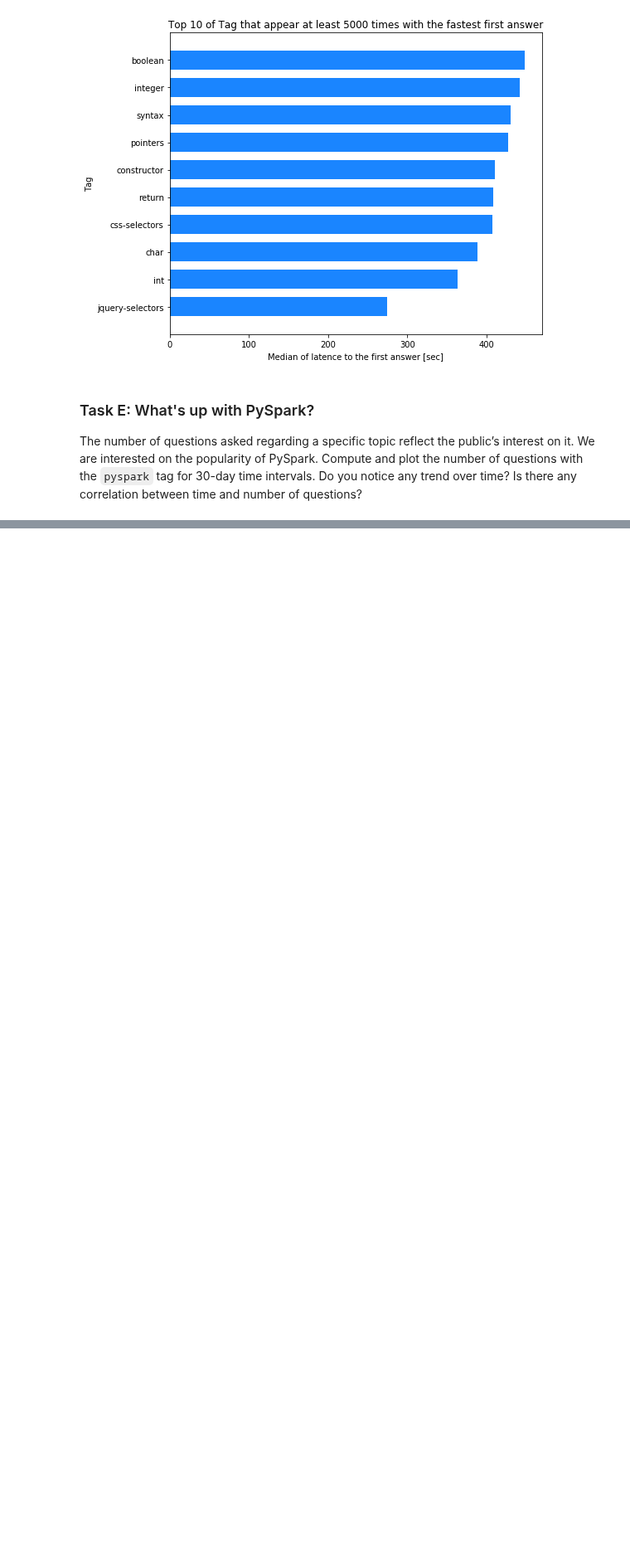
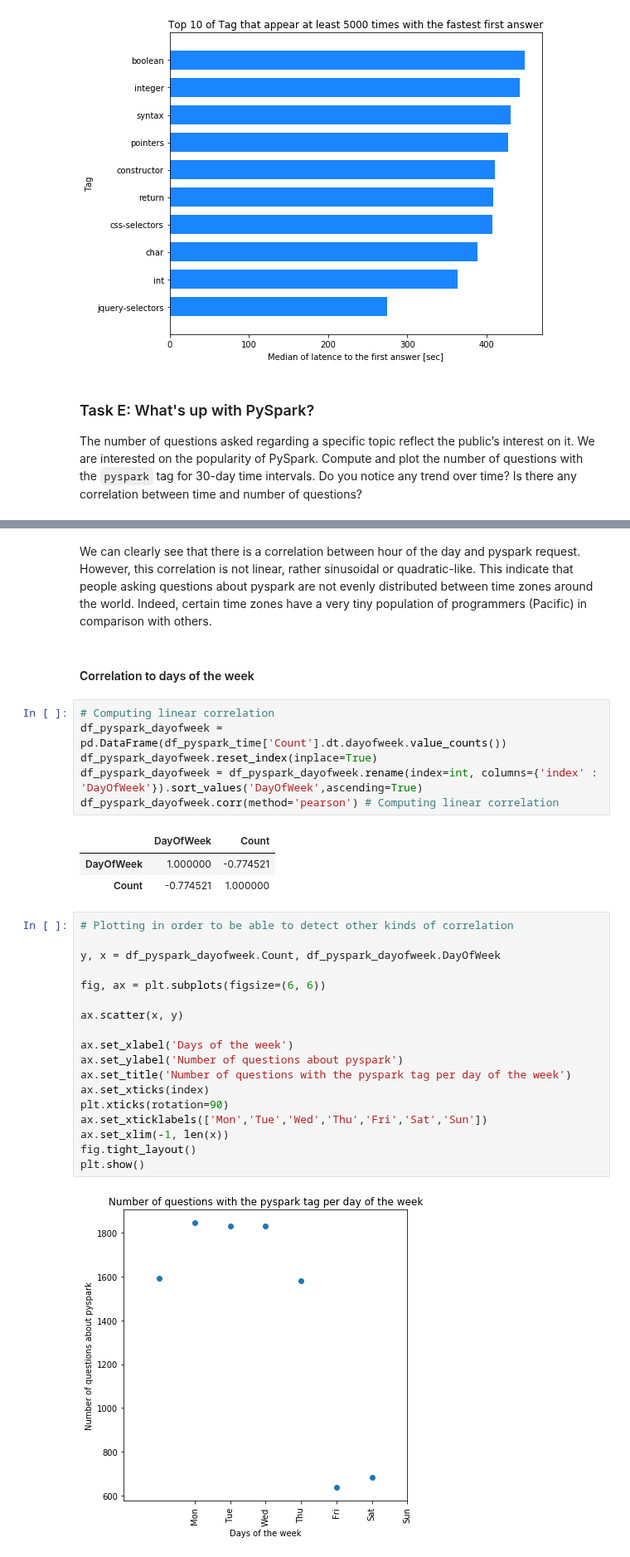
Before and after one commit to vbruttin/ada_homeworks, a Jupyter notebook: Homework3.ipynb, the cells around one changed output, grey strips where cells are left out. Shown at 83% size. Cells and saved outputs as stored; diff of their text form; blank space fills up the shorter version.

```diff
--- a/Homework3.ipynb
+++ b/Homework3.ipynb
@@ -623,0 +723,34 @@ The number of questions asked regarding a specific topic reflect the public’s
+# %% [markdown]
+We can clearly see that there is a correlation between hour of the day and pyspark request. However, this correlation is not linear, rather sinusoidal or quadratic-like. This indicate that people asking questions about pyspark are not evenly distributed between time zones around the world. Indeed, certain time zones have a very tiny population of programmers (Pacific) in comparison with others.
+# %% [markdown]
+#### Correlation to days of the week
+# %%
+# Computing linear correlation
+df_pyspark_dayofweek = pd.DataFrame(df_pyspark_time['Count'].dt.dayofweek.value_counts())
+df_pyspark_dayofweek.reset_index(inplace=True)
+df_pyspark_dayofweek = df_pyspark_dayofweek.rename(index=int, columns={'index' : 'DayOfWeek'}).sort_values('DayOfWeek',ascending=True)
+df_pyspark_dayofweek.corr(method='pearson') # Computing linear correlation
+# %% [output]
+|  | DayOfWeek | Count |
+| DayOfWeek | 1.000000 | -0.774521 |
+| Count | -0.774521 | 1.000000 |
+# %%
+# Plotting in order to be able to detect other kinds of correlation
+
+y, x = df_pyspark_dayofweek.Count, df_pyspark_dayofweek.DayOfWeek
+
+fig, ax = plt.subplots(figsize=(6, 6))
+
+ax.scatter(x, y)
+
+ax.set_xlabel('Days of the week')
+ax.set_ylabel('Number of questions about pyspark')
+ax.set_title('Number of questions with the pyspark tag per day of the week')
+ax.set_xticks(index)
+plt.xticks(rotation=90)
+ax.set_xticklabels(['Mon','Tue','Wed','Thu','Fri','Sat','Sun'])
+ax.set_xlim(-1, len(x))
+fig.tight_layout()
+plt.show()
+# %% [output]
+[figure, added]
```
Also changed, not shown: parts of 22 cells of this notebook, 1 other file.
